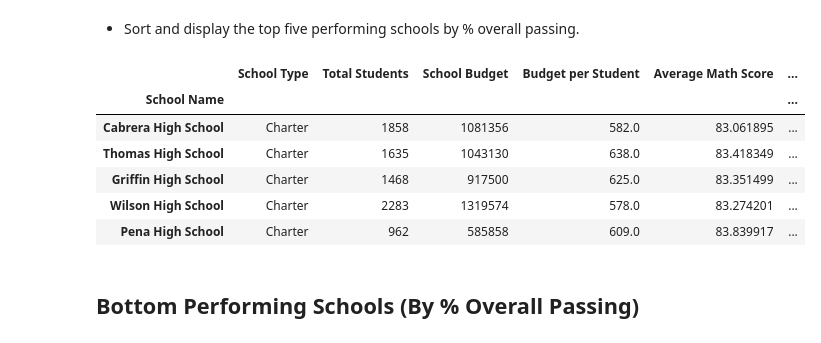
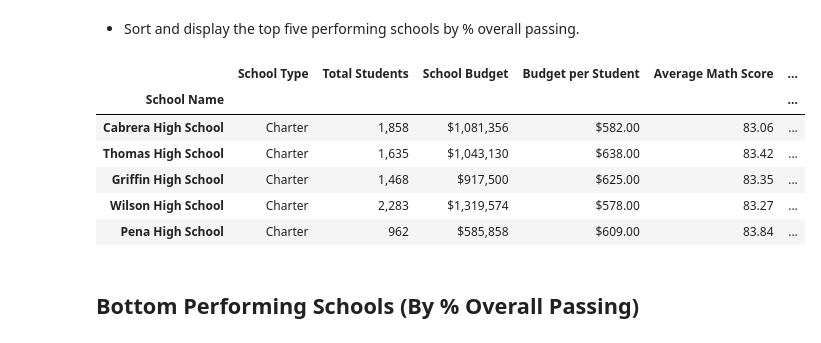
Before and after one commit to ajhibshman/pandas_challenge, a Jupyter notebook: pycityschools/PyCitySchools_starter.ipynb, the cells around one changed output. Cells and saved outputs as stored; diff of their text form; code cells hidden in the pictures.

```diff
--- a/pycityschools/PyCitySchools_starter.ipynb
+++ b/pycityschools/PyCitySchools_starter.ipynb
@@ -144,6 +159,21 @@ School_Summary2_df=School_Summary_df.set_index("School Name")
 School_Summary2_df
 
 #format DataFrame
+School_Summary_format=School_Summary2_df.copy()
+
+School_Summary_format["Total Students"] = School_Summary_format["Total Students"].map("{:,}".format)
+School_Summary_format["School Budget"] = School_Summary_format["School Budget"].map("${:,}".format)
+School_Summary_format["Budget per Student"] = School_Summary_format["Budget per Student"].map("${:.2f}".format)
+School_Summary_format["Average Math Score"] = School_Summary_format["Average Math Score"].map("{:.2f}".format)
+School_Summary_format["Average Reading Score"] = School_Summary_format["Average Reading Score"].map("{:.2f}".format)
+School_Summary_format["% Passing Math"] = (School_Summary_format["% Passing Math"])*100
+School_Summary_format["% Passing Math"] = School_Summary_format["% Passing Math"].map("%{:.2f}".format)
+School_Summary_format["% Passing Reading"] = (School_Summary_format["% Passing Reading"])*100
+School_Summary_format["% Passing Reading"] = School_Summary_format["% Passing Reading"].map("%{:.2f}".format)
+School_Summary_format["% Passing Both"] = (School_Summary_format["% Passing Both"])*100
+School_Summary_format["% Passing Both"] = School_Summary_format["% Passing Both"].map("%{:.2f}".format)
+
+School_Summary_format
 # %% [output]
 |  | School Type | Total Students | School Budget | Budget per Student | Average Math Score | ... |
 | School Name |  |  |  |  |  | ... |
@@ -167,16 +197,16 @@ School_Summary2_df
 # %% [markdown]
 * Sort and display the top five performing schools by % overall passing.
 # %%
-School_Summary3_df = School_Summary2_df.sort_values("% Passing Both",ascending=False)
+School_Summary3_df = School_Summary_format.sort_values("% Passing Both",ascending=False)
 School_Summary3_df.head()
 # %% [output]
 |  | School Type | Total Students | School Budget | Budget per Student | Average Math Score | ... |
 | School Name |  |  |  |  |  | ... |
-| Cabrera High School | Charter | 1858 | 1081356 | 582.0 | 83.061895 | ... |
-| Thomas High School | Charter | 1635 | 1043130 | 638.0 | 83.418349 | ... |
-| Griffin High School | Charter | 1468 | 917500 | 625.0 | 83.351499 | ... |
-| Wilson High School | Charter | 2283 | 1319574 | 578.0 | 83.274201 | ... |
-| Pena High School | Charter | 962 | 585858 | 609.0 | 83.839917 | ... |
+| Cabrera High School | Charter | 1,858 | $1,081,356 | $582.00 | 83.06 | ... |
+| Thomas High School | Charter | 1,635 | $1,043,130 | $638.00 | 83.42 | ... |
+| Griffin High School | Charter | 1,468 | $917,500 | $625.00 | 83.35 | ... |
+| Wilson High School | Charter | 2,283 | $1,319,574 | $578.00 | 83.27 | ... |
+| Pena High School | Charter | 962 | $585,858 | $609.00 | 83.84 | ... |
 # %% [markdown]
 ## Bottom Performing Schools (By % Overall Passing)
 # %% [markdown]
```
Also changed, not shown: parts of 8 cells of this notebook, 4 other files.
